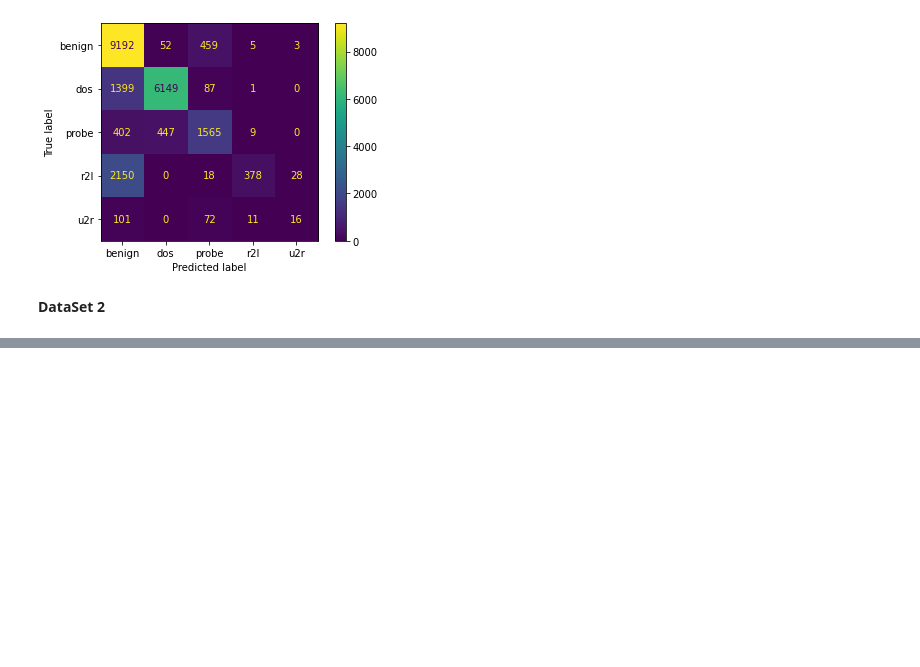
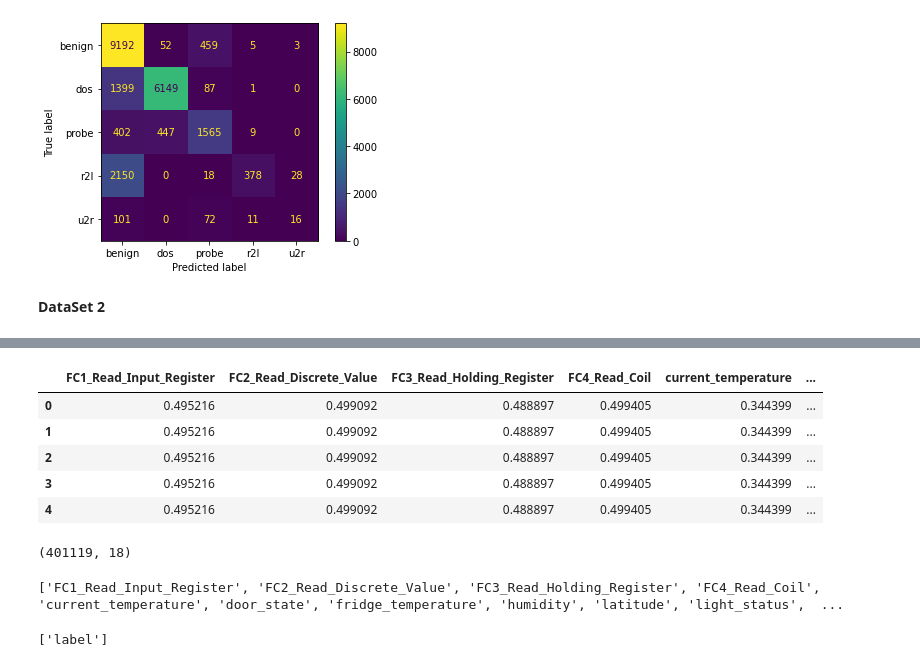
Before and after one commit to adrianweerasinghe97/SIT719, a Jupyter notebook: Task_5_1.ipynb, the cells around one changed output, grey strips where cells are left out. Saved outputs shown, nothing was run; the diff lists cells and outputs as text; code cells hidden in the pictures; blank space fills up the shorter version.

```diff
--- a/Task_5_1.ipynb
+++ b/Task_5_1.ipynb
@@ -427,0 +425,22 @@ classification_report
+# %%
+dataset.head()
+# %% [output]
+|  | FC1_Read_Input_Register | FC2_Read_Discrete_Value | FC3_Read_Holding_Register | FC4_Read_Coil | current_temperature | ... |
+| 0 | 0.495216 | 0.499092 | 0.488897 | 0.499405 | 0.344399 | ... |
+| 1 | 0.495216 | 0.499092 | 0.488897 | 0.499405 | 0.344399 | ... |
+| 2 | 0.495216 | 0.499092 | 0.488897 | 0.499405 | 0.344399 | ... |
+| 3 | 0.495216 | 0.499092 | 0.488897 | 0.499405 | 0.344399 | ... |
+| 4 | 0.495216 | 0.499092 | 0.488897 | 0.499405 | 0.344399 | ... |
+# %%
+print(dataset.shape)
+# %% [output]
+(401119, 18)
+# %%
+print(list(dataset.columns))
+# %% [output]
+['FC1_Read_Input_Register', 'FC2_Read_Discrete_Value', 'FC3_Read_Holding_Register', 'FC4_Read_Coil', 'current_temperature', 'door_state', 'fridge_temperature', 'humidity', 'latitude', 'light_status',  ...
+# %%
+target_cols=list(dataset.columns[-1:])
+target_cols
+# %% [output]
+['label']
```
Also changed, not shown: parts of 57 cells of this notebook.
